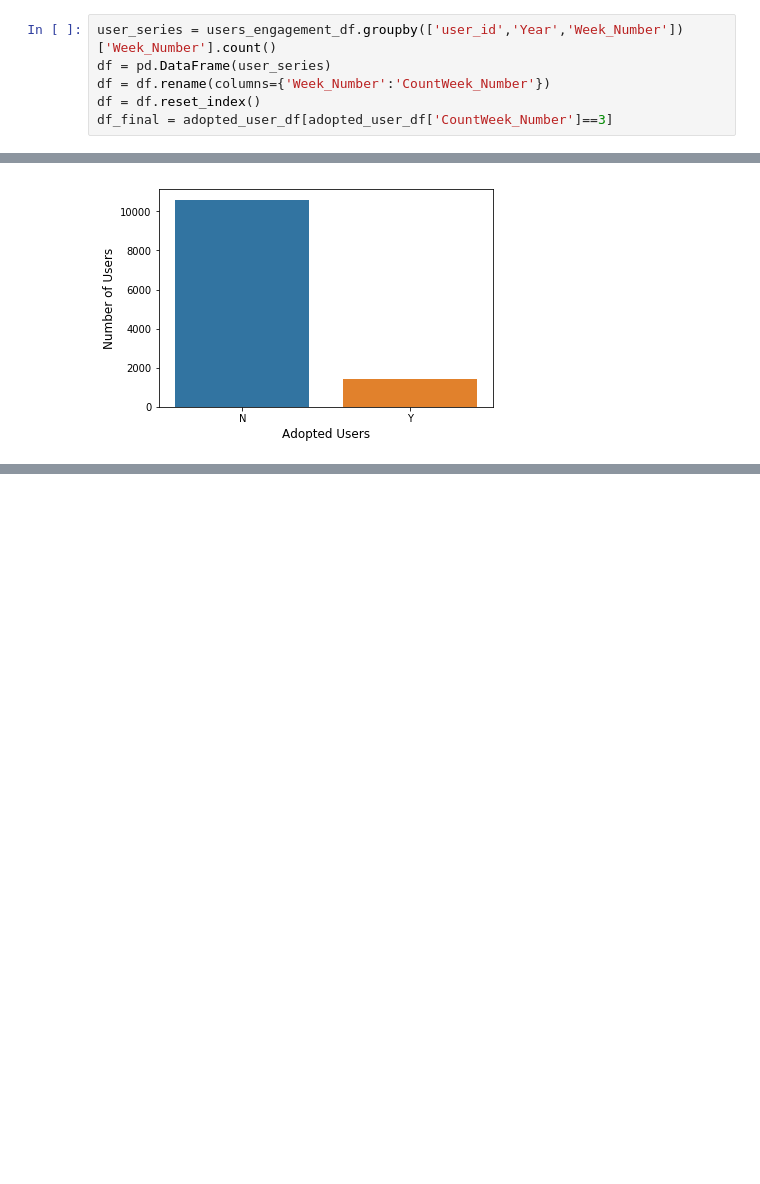
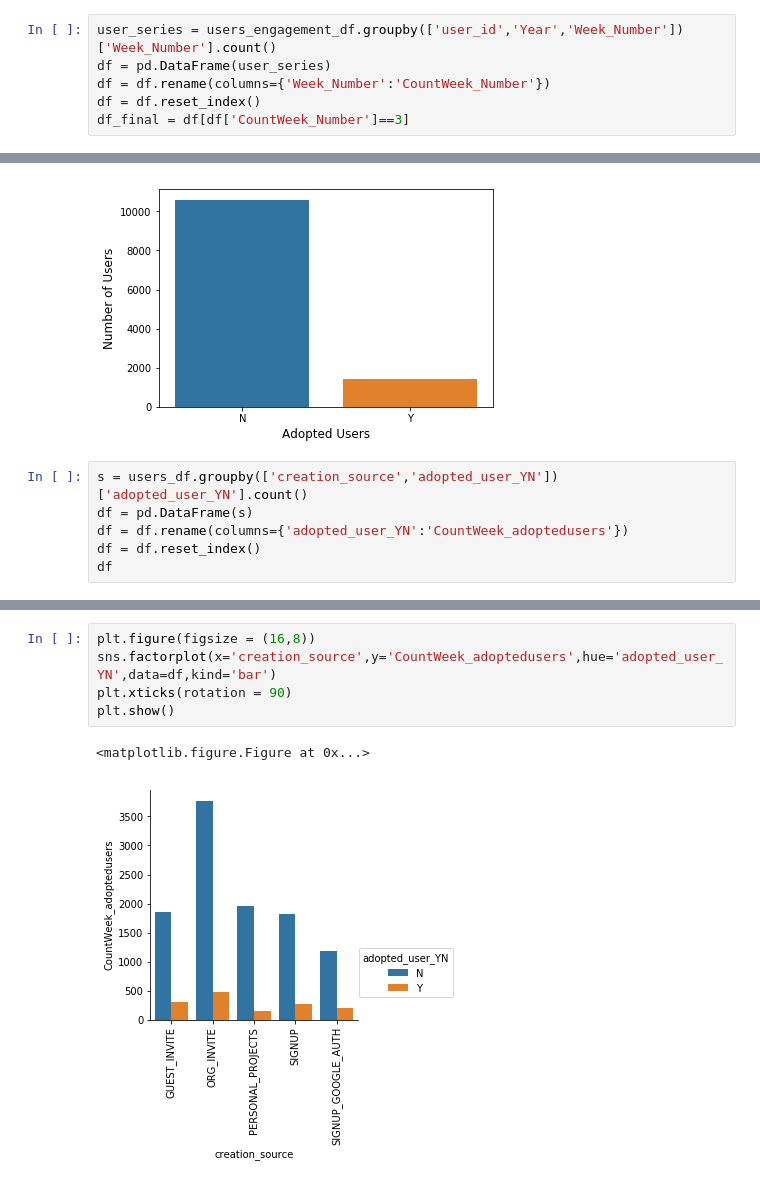
Before and after one commit to ravic1982/Springboard-Exercise, a Jupyter notebook: Take Home Challenge 2.ipynb, the cells around one changed output, grey strips where cells are left out. Cells and saved outputs as stored; diff of their text form; blank space fills up the shorter version.

```diff
--- a/Take Home Challenge 2.ipynb
+++ b/Take Home Challenge 2.ipynb
@@ -33,7 +33,7 @@ user_series = users_engagement_df.groupby(['user_id','Year','Week_Number'])['Wee
 df = pd.DataFrame(user_series)
 df = df.rename(columns={'Week_Number':'CountWeek_Number'})
 df = df.reset_index()
-df_final = adopted_user_df[adopted_user_df['CountWeek_Number']==3]
+df_final = df[df['CountWeek_Number']==3]
 # %%
 adopted_user = pd.DataFrame(df_final['user_id'].unique())
 adopted_user = adopted_user.rename(columns={0:'adopted_user_id'})
@@ -103,3 +91,9 @@ plt.ylabel('Number of Users',fontsize = 12)
 plt.show()
 # %% [output]
 [figure]
+# %%
+s = users_df.groupby(['creation_source','adopted_user_YN'])['adopted_user_YN'].count()
+df = pd.DataFrame(s)
+df = df.rename(columns={'adopted_user_YN':'CountWeek_adoptedusers'})
+df = df.reset_index()
+df
@@ -106 +112,9 @@ plt.show()
+# %%
+plt.figure(figsize = (16,8))
+sns.factorplot(x='creation_source',y='CountWeek_adoptedusers',hue='adopted_user_YN',data=df,kind='bar')
+plt.xticks(rotation = 90)
+plt.show()
+# %% [output]
+<matplotlib.figure.Figure at 0x...>
+[figure, added]
 # %%
```
Also changed, not shown: parts of 11 cells of this notebook.
